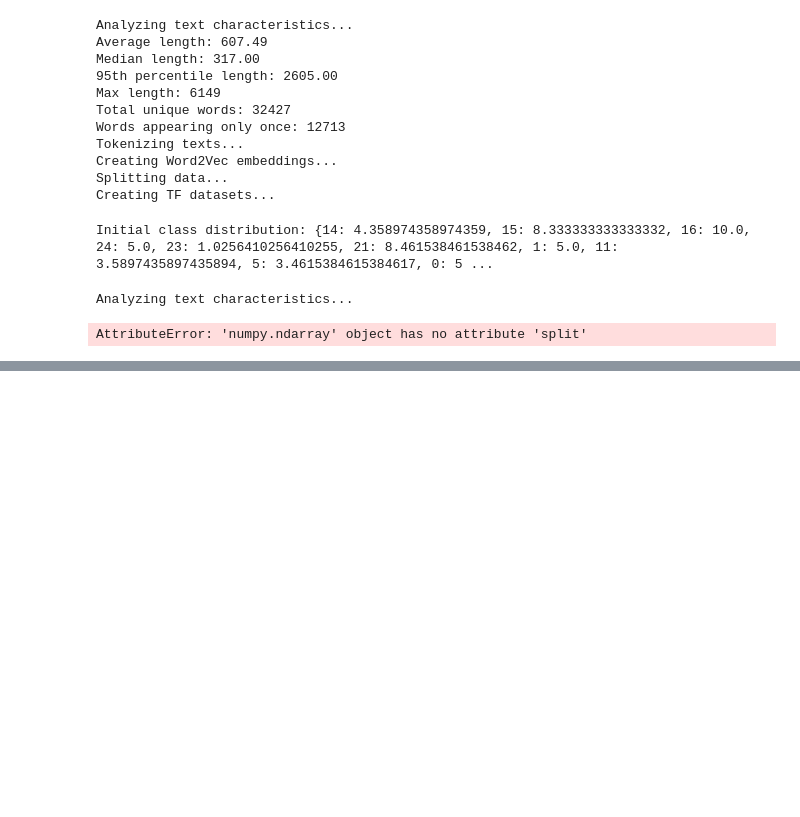
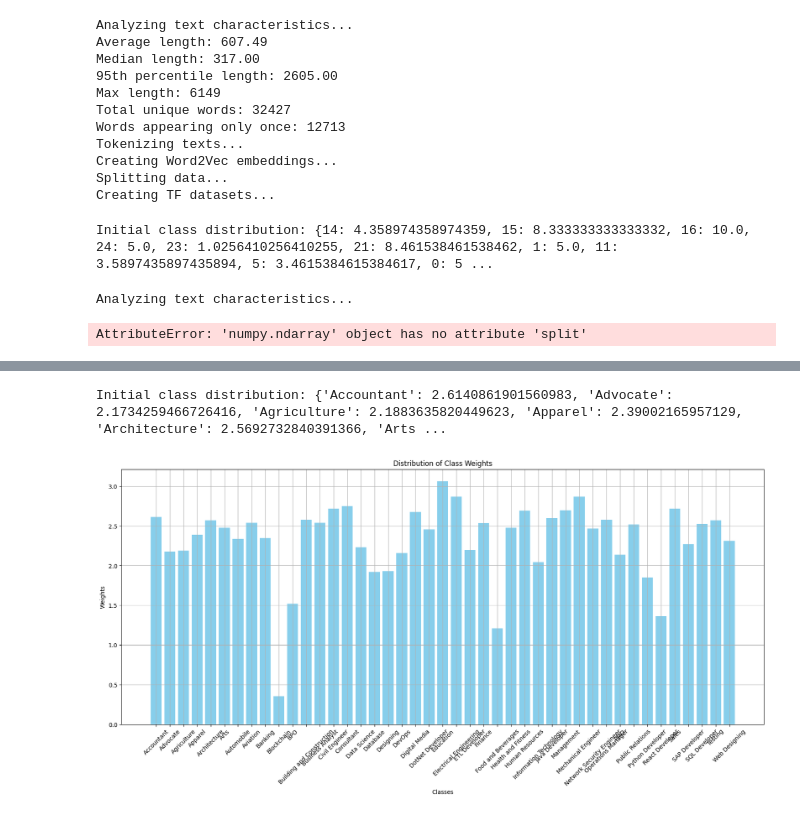
Before and after one commit to Rishit605/Resume-Analysis-NLP, a Jupyter notebook: notebook/NewTest.ipynb, the cells around one changed output, grey strips where cells are left out. Drawn from its saved outputs; the diff is of its cells as text; code cells hidden in the pictures; blank space fills up the shorter version.

```diff
--- a/notebook/NewTest.ipynb
+++ b/notebook/NewTest.ipynb
@@ -1342,0 +1594,3 @@ AttributeError: 'numpy.ndarray' object has no attribute 'split'
+# %%
+raw_data = call_data()
+raw_data
@@ -1342,0 +1628,27 @@ AttributeError: 'numpy.ndarray' object has no attribute 'split'
+# %%
+handler = Imbalanced_Data_Handler(preprocessor_func(), 'undersample')
+
+# Check initial class distribution
+initial_dist = handler.get_class_distribution(raw_data["Category"])
+print("Initial class distribution:", initial_dist)
+# %% [output]
+Initial class distribution: {'Accountant': 2.6140861901560983, 'Advocate': 2.1734259466726416, 'Agriculture': 2.1883635820449623, 'Apparel': 2.39002165957129, 'Architecture': 2.5692732840391366, 'Arts ...
+# %%
+import seaborn as sns
+
+def visualize_class_weights(class_weight_dict):
+    import matplotlib.pyplot as plt
+    classes = list(class_weight_dict.keys())
+    weights = list(class_weight_dict.values())
+    plt.figure(figsize=(20, 8))  # Adjusted figure size to accommodate all classes
+    plt.bar(classes, weights, color='skyblue')
+    plt.title('Distribution of Class Weights')
+    plt.xlabel('Classes')
+    plt.ylabel('Weights')
+    plt.xticks(rotation=45)  # Rotated x-axis labels for better readability
+    plt.grid(True)
+    plt.show()
+
+visualize_class_weights(initial_dist)
+# %% [output]
+[figure, added]
```
Also changed, not shown: parts of 39 cells of this notebook, 2 other files.
